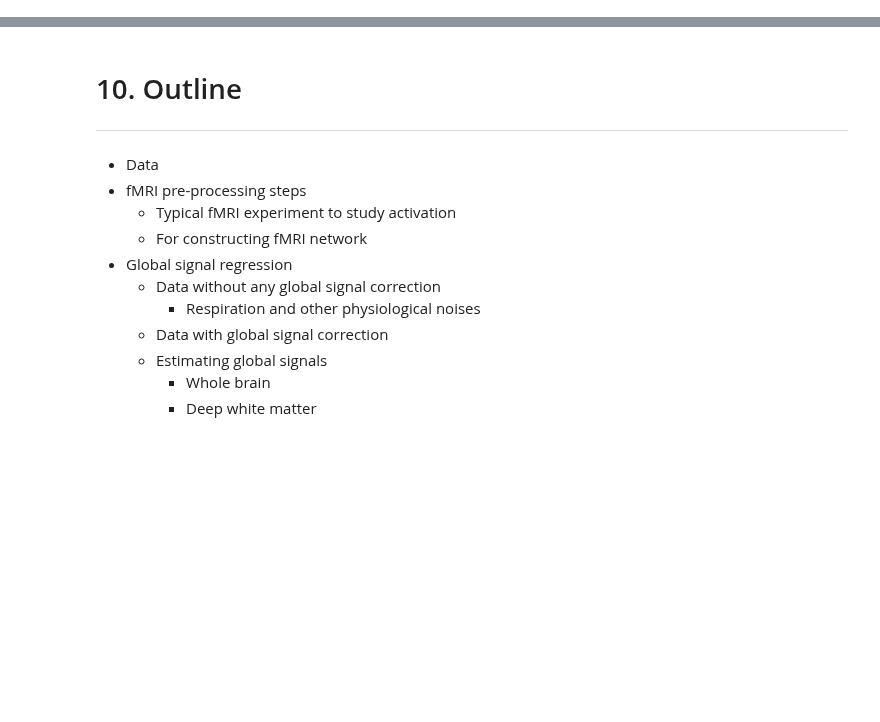
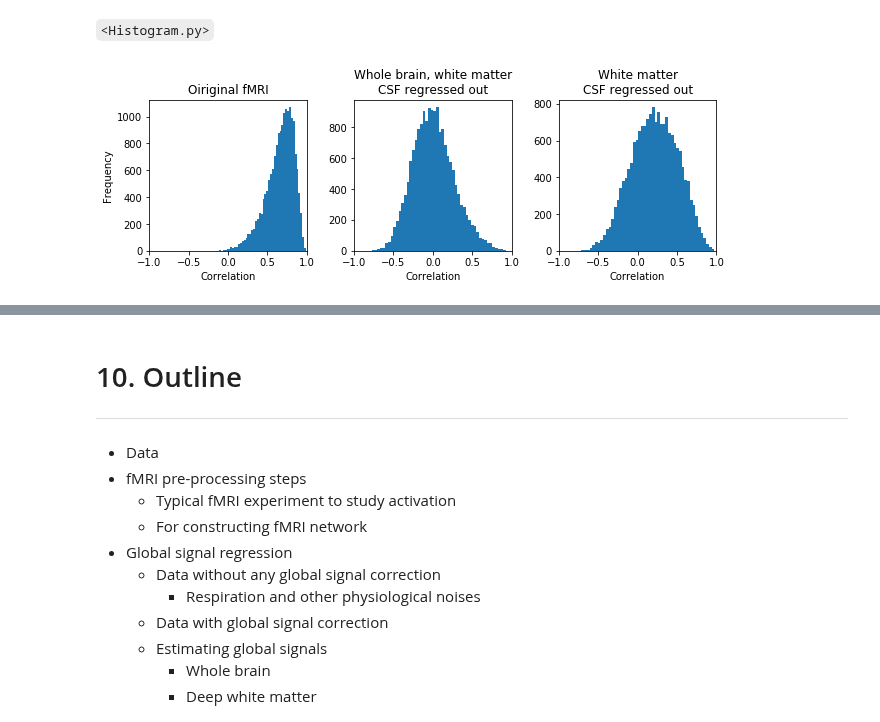
Before and after one commit to sathayas/JupyterConnectivitySpring2019, a Jupyter notebook: fMRIPreprop.ipynb, the cells around one changed output, grey strips where cells are left out. Cells and saved outputs as stored; diff of their text form; code cells hidden in the pictures; blank space fills up the shorter version.

```diff
--- a/fMRIPreprop.ipynb
+++ b/fMRIPreprop.ipynb
@@ -14,0 +134,56 @@ PSY 381D <b>Brain Connectivity</b>, Spring 2019
+# %% [markdown]
+`<Histogram.py>`
+# %%
+import numpy as np
+import matplotlib.pyplot as plt
+
+###### Loading the time series data
+fTS = 'DatafMRIPreprop/Oxford_sub16112_Rt2_K200.npz'
+fTS_WBWMCSF = 'DatafMRIPreprop/Oxford_sub16112_WBWMCSF_Rt2_K200.npz'
+fTS_WMCSF = 'DatafMRIPreprop/Oxford_sub16112_WMCSF_Rt2_K200.npz'
+TS = np.load(fTS)['ts']
+TS_WBWMCSF = np.load(fTS_WBWMCSF)['ts']
+TS_WMCSF = np.load(fTS_WMCSF)['ts']
+nNode = TS.shape[-1]
+
+
+####### Calculating the correlation matrices
+R = np.corrcoef(TS, rowvar=False)
+R_WBWMCSF = np.corrcoef(TS_WBWMCSF, rowvar=False)
+R_WMCSF = np.corrcoef(TS_WMCSF, rowvar=False)
+
+# zeroing the main diagonal
+R[np.arange(nNode), np.arange(nNode)] = 0
+R_WBWMCSF[np.arange(nNode), np.arange(nNode)] = 0
+R_WMCSF[np.arange(nNode), np.arange(nNode)] = 0
+
+
+###### Histograms of the correlation matrices
+nBin = 50
+plt.figure(figsize=[9,3])
+
+plt.subplot(131)
+plt.hist(R[np.triu_indices(nNode,1)], nBin)
+plt.xlim(-1,1)
+plt.xlabel('Correlation')
+plt.ylabel('Frequency')
+plt.title('Oiriginal fMRI')
+
+plt.subplot(132)
+plt.hist(R_WBWMCSF[np.triu_indices(nNode,1)], nBin)
+plt.xlim(-1,1)
+plt.xlabel('Correlation')
+plt.title('Whole brain, white matter\nCSF regressed out')
+
+plt.subplot(133)
+plt.hist(R_WMCSF[np.triu_indices(nNode,1)], nBin)
+plt.xlim(-1,1)
+plt.xlabel('Correlation')
+plt.title('White matter\nCSF regressed out')
+
+
+plt.subplots_adjust(left=0.1, right=0.975, bottom=0.15, top=0.85,
+                    wspace=0.3, hspace=0.4)
+plt.show()
+# %% [output]
+[figure, added]
```
Also changed, not shown: parts of 12 cells of this notebook.
